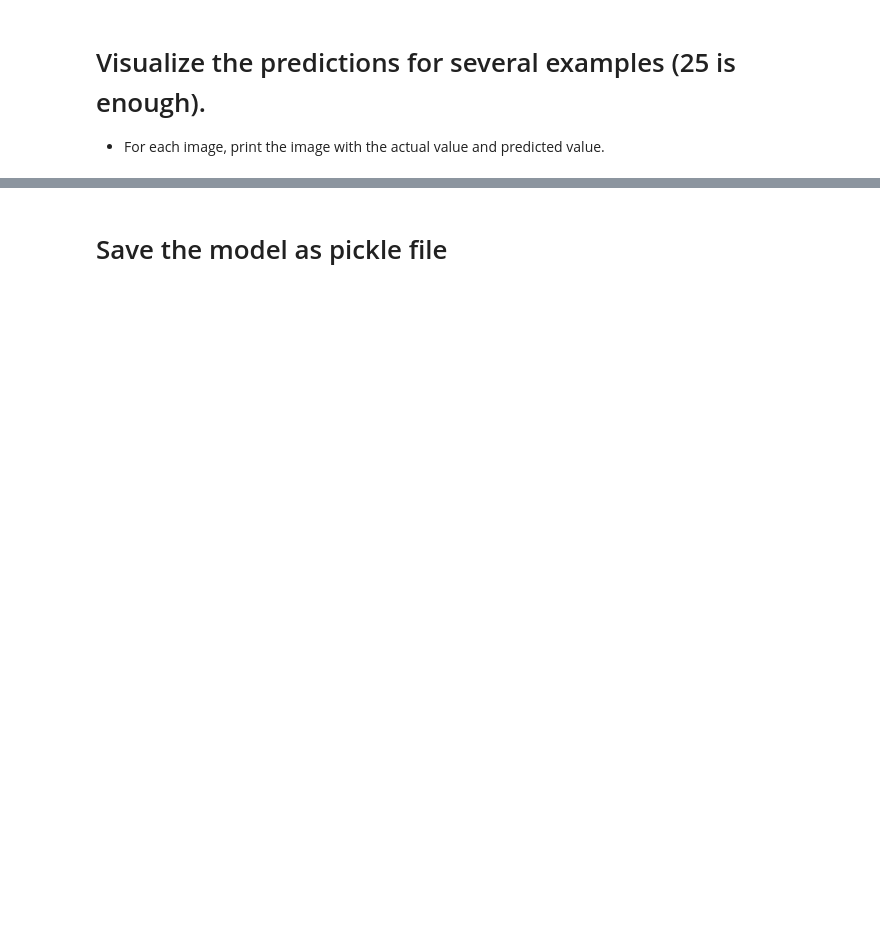
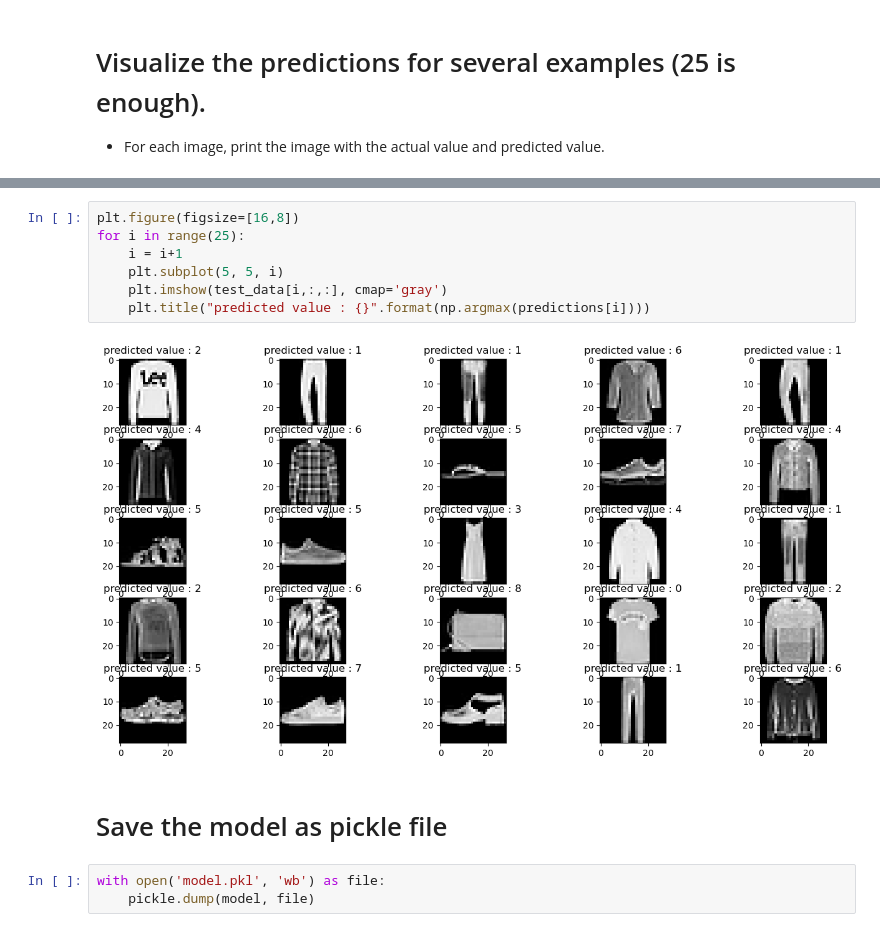
Before and after one commit to Tuwaiq-Data-Science-Bootcamp-V5/CNN_FashionMNIST, a Jupyter notebook: NeuralNetworks-Fashion.ipynb, the cells around one changed output, grey strips where cells are left out. Drawn from its saved outputs; the diff is of its cells as text; blank space fills up the shorter version.

```diff
--- a/NeuralNetworks-Fashion.ipynb
+++ b/NeuralNetworks-Fashion.ipynb
@@ -115,2 +299,14 @@
+# %%
+plt.figure(figsize=[16,8])
+for i in range(25):
+    i = i+1
+    plt.subplot(5, 5, i)
+    plt.imshow(test_data[i,:,:], cmap='gray')
+    plt.title("predicted value : {}".format(np.argmax(predictions[i])))
+# %% [output]
+[figure, added]
 # %% [markdown]
 # Save the model as pickle file
+# %%
+with open('model.pkl', 'wb') as file:
+    pickle.dump(model, file)
```
Also changed, not shown: parts of 16 cells of this notebook, 1 other file.
